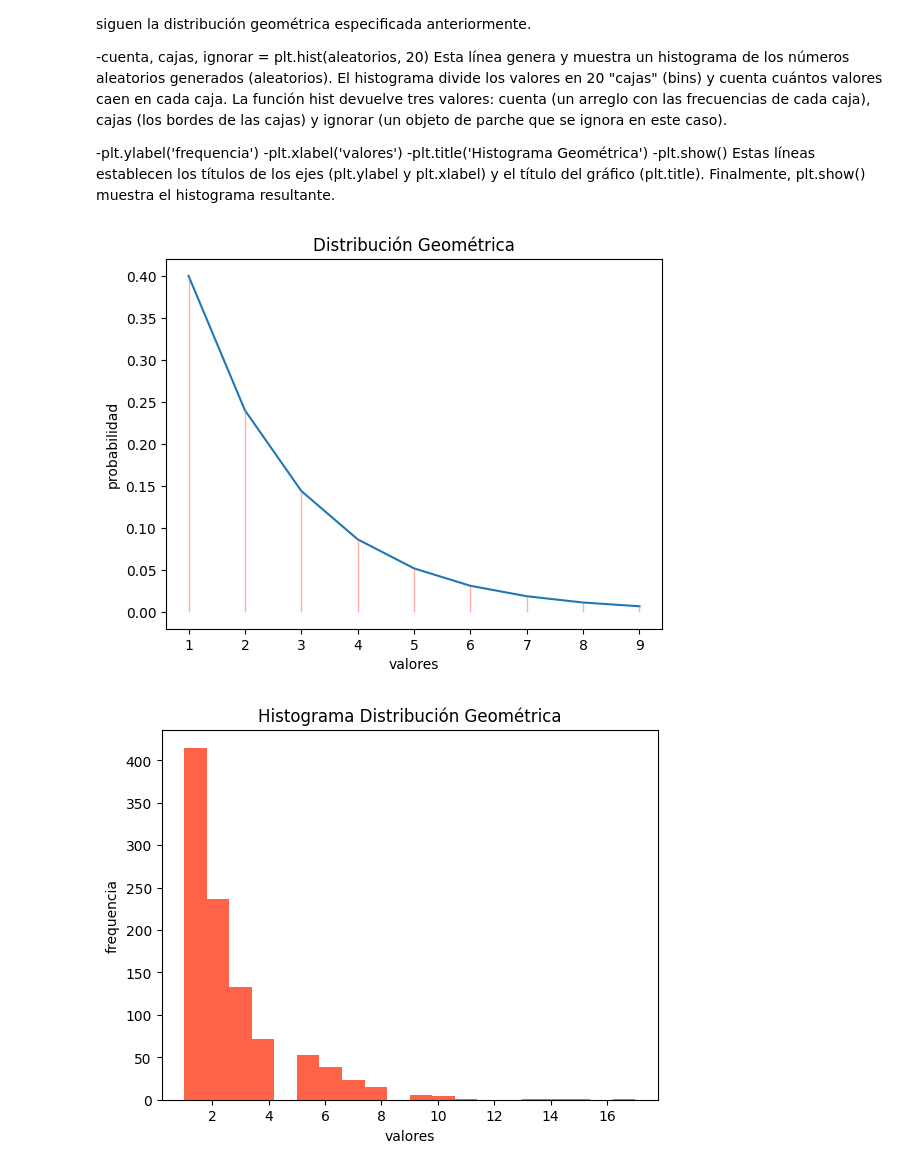
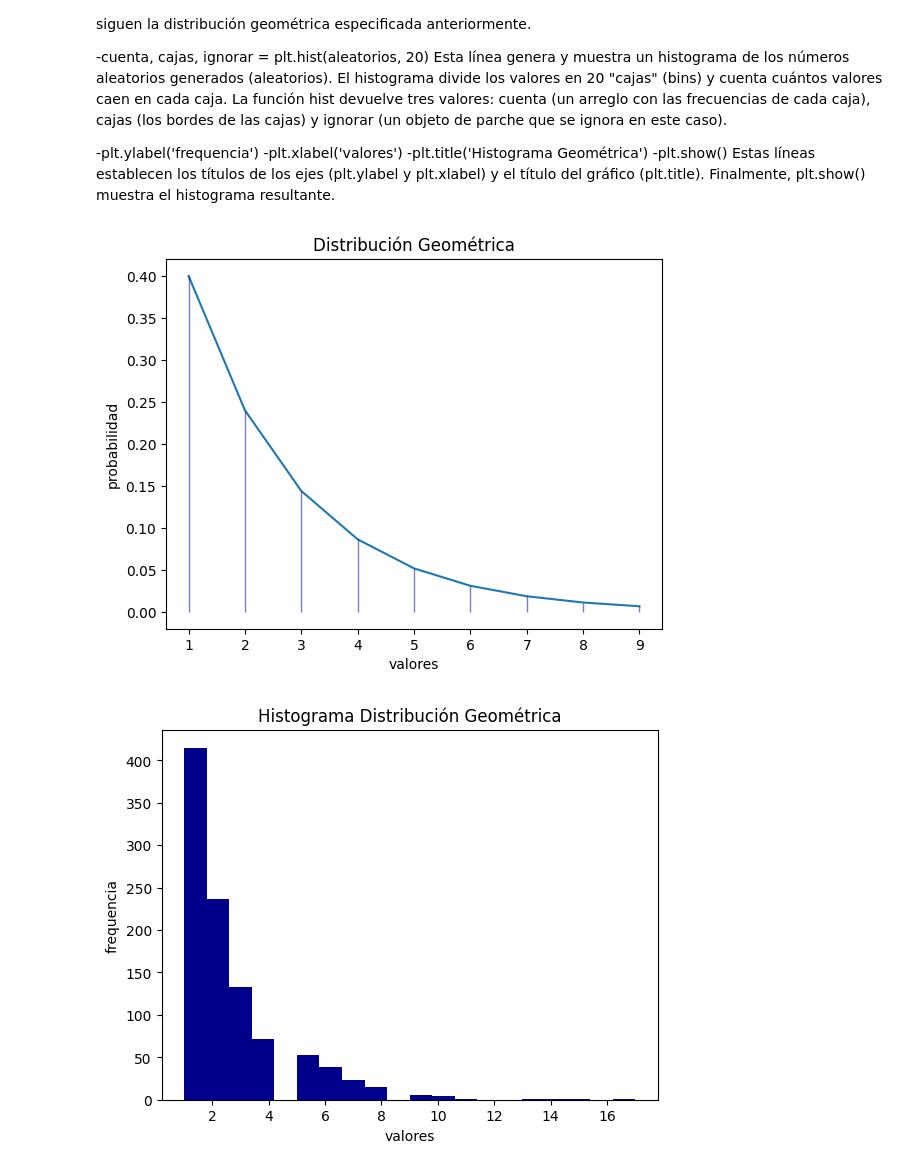
Before and after one commit to jaimed411/ejercicio-distribucion-geometrica, a Jupyter notebook: app.ipynb, the cells around one changed output. Saved outputs shown, nothing was run; the diff lists cells and outputs as text; code cells hidden in the pictures.

```diff
--- a/app.ipynb
+++ b/app.ipynb
@@ -65,21 +65,21 @@ x = np.arange(geometrica.ppf(0.001),
               geometrica.ppf(0.99))
 y = geometrica.pmf(x) # Función de Masa de Probabilidad
 plt.plot(x, y)
-plt.vlines(x, 0, y, colors='tomato', lw=1, alpha=0.5)
+plt.vlines(x, 0, y, colors='darkblue', lw=1, alpha=0.5)
 plt.title('Distribución Geométrica')
 plt.ylabel('probabilidad')
 plt.xlabel('valores')
 plt.show()
 # %% [output]
-[figure, old version]
+[figure, new version]
 # %%
 # histograma
 np.random.seed(0)
 aleatorios = geometrica.rvs(1000)  # genera aleatorios
-plt.hist(aleatorios, 20, color='tomato')
+plt.hist(aleatorios, 20, color='darkblue')
 plt.ylabel('frequencia')
 plt.xlabel('valores')
 plt.title('Histograma Distribución Geométrica')
 plt.show()
 # %% [output]
-[figure, old version]
+[figure, new version]
```
